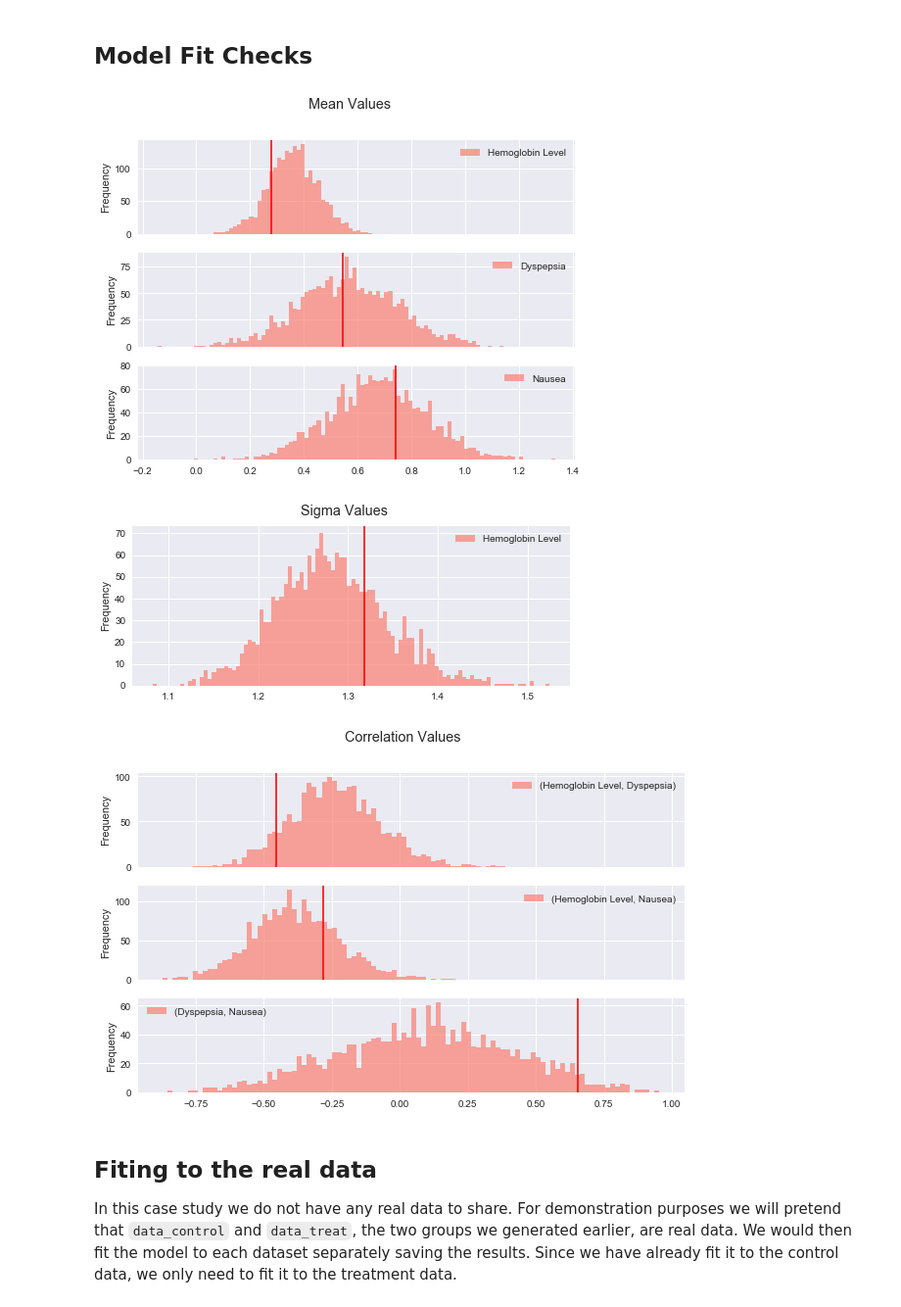
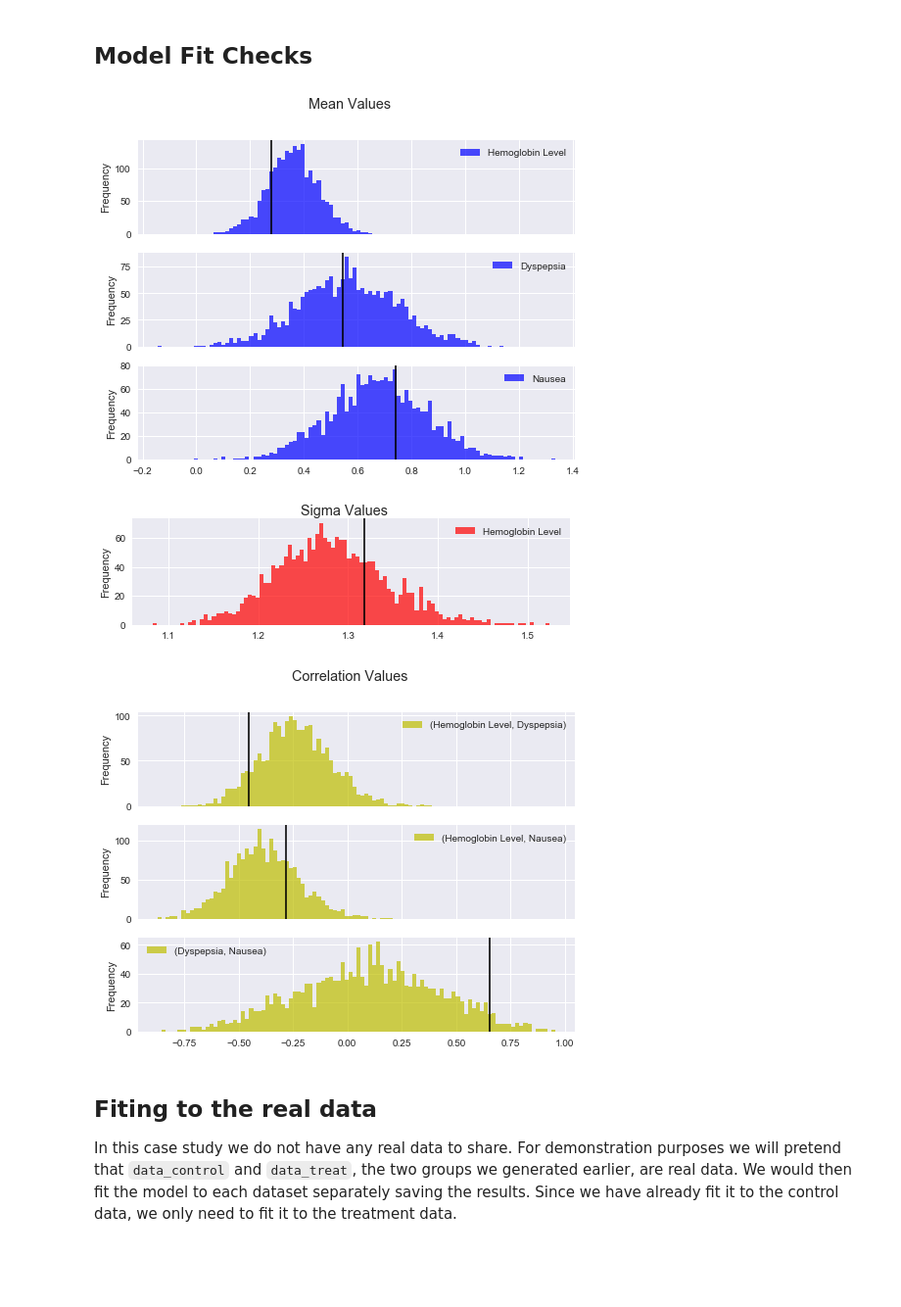
Before and after one commit to bayesways/mixed-data, a Jupyter notebook: notebooks/rosi_py.ipynb, the cells around one changed output. Shown at 98% size. Drawn from its saved outputs; the diff is of its cells as text; code cells hidden in the pictures; blank space fills up the shorter version.

```diff
--- a/notebooks/rosi_py.ipynb
+++ b/notebooks/rosi_py.ipynb
@@ -324,30 +323,30 @@ true_values = data_control['mu']
 df = pd.DataFrame(post_samples_control['mu'])
 df.columns = effect_names
 
-ax = df.plot.hist(subplots=True, title=title, color=color,
+ax = df.plot.hist(subplots=True, title=title, color='blue',
                   sharex=True, sharey =False,
                   alpha=alpha, bins=bins,
                   figsize=(8,6));
 
 for i in range(df.shape[1]):
-    ax[i].axvline(true_values[i], color=linecolor, alpha=linealpha, linestyle=linestyle, lw=lw);
+    ax[i].axvline(true_values[i], color='black', alpha=linealpha, linestyle=linestyle, lw=lw);
 # %% [output]
-[figure, old version]
+[figure, new version]
 # %%
 title = "Sigma Values"
 true_values = data_control['sigma']
 df = pd.DataFrame(post_samples_control['sigma'])
 df.columns = effect_names[:data_control['Kc']]
 
-ax = df.plot.hist(subplots=True, title=title, color=color,
+ax = df.plot.hist(subplots=True, title=title, color='r',
                   sharex=True, sharey =False,
                   alpha=alpha, bins=bins,
-                  figsize=(8,3));
+                  figsize=(8,2));
 
 for i in range(df.shape[1]):
-    ax[i].axvline(true_values[i], color=linecolor, alpha=linealpha, linestyle=linestyle, lw=lw);
+    ax[i].axvline(true_values[i], color='black', alpha=linealpha, linestyle=linestyle, lw=lw);
 # %% [output]
-[figure, old version]
+[figure, new version]
 # %%
 def flatten_corr(a):
     return a[np.triu_indices(a.shape[0], k=1)]
@@ -375,15 +374,15 @@ df = pd.DataFrame(fRs)
 df.columns = cnames
 
 
-ax = df.plot.hist(subplots=True, title=title, color=color,
+ax = df.plot.hist(subplots=True, title=title, color='y',
                   sharex=True, sharey =False,
                   alpha=alpha, bins=bins,
-                  figsize=(10,6));
+                  figsize=(8,6));
 
 for i in range(df.shape[1]):
-    ax[i].axvline(true_values[i], color=linecolor, alpha=linealpha, linestyle=linestyle, lw=lw);
+    ax[i].axvline(true_values[i], color='black', alpha=linealpha, linestyle=linestyle, lw=lw);
 # %% [output]
-[figure, old version]
+[figure, new version]
 # %% [markdown]
 ## Fiting to the real data
 
```
Also changed, not shown: parts of 8 cells of this notebook.
